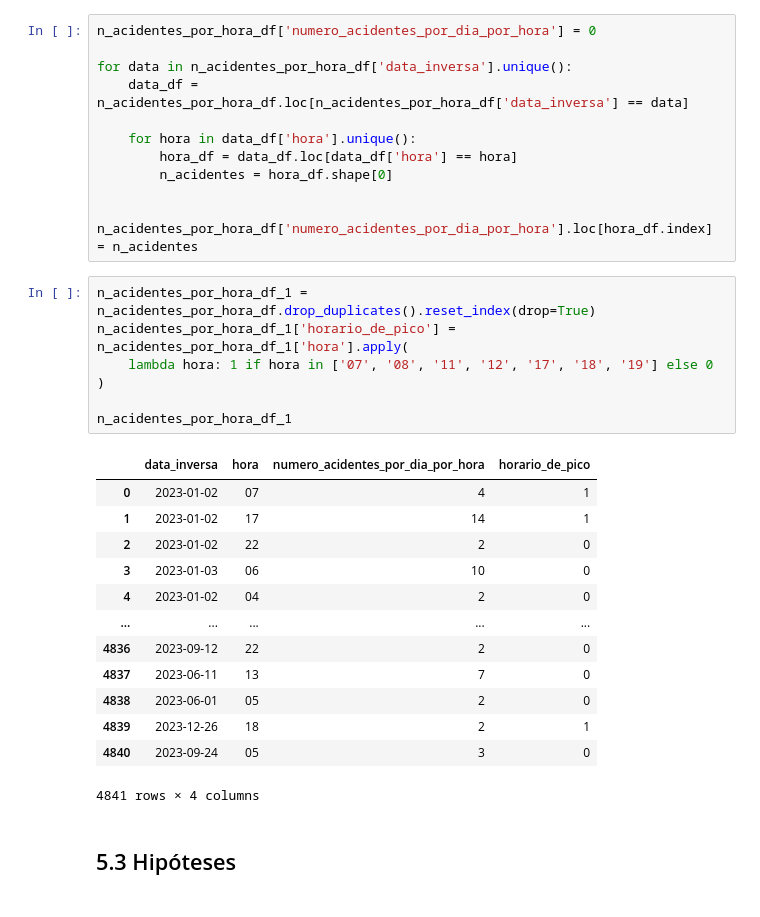
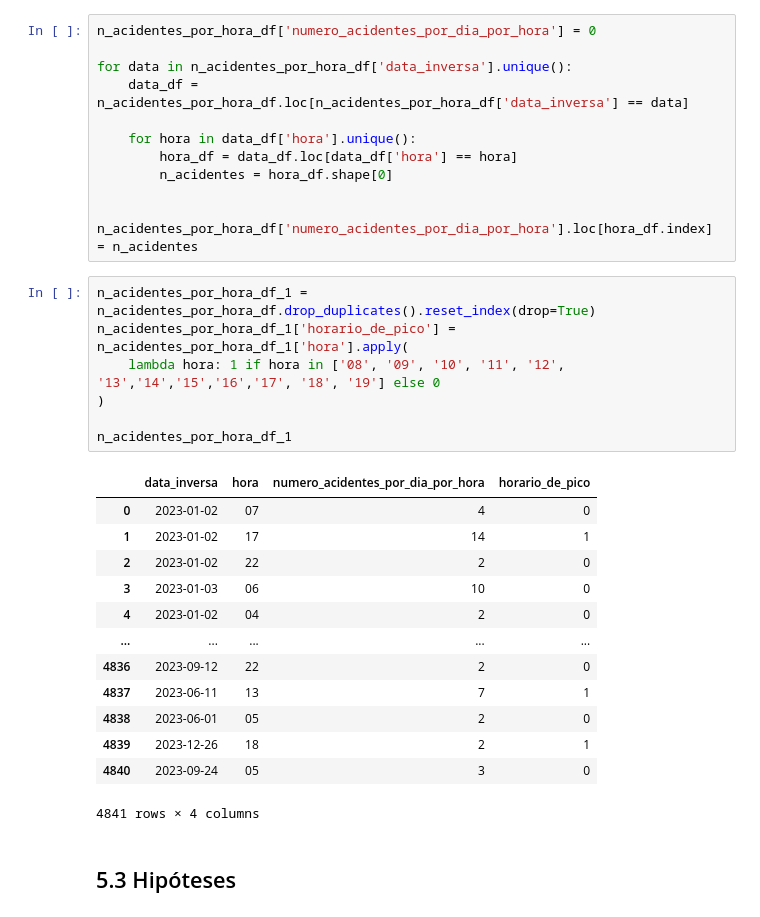
Before and after one commit to andrey-lolobrigida/acidentes-transito-sc-2023, a Jupyter notebook: notebooks/acidentes.ipynb, the cells around one changed output. Drawn from its saved outputs; the diff is of its cells as text.

```diff
--- a/notebooks/acidentes.ipynb
+++ b/notebooks/acidentes.ipynb
@@ -438,27 +449,27 @@ for data in n_acidentes_por_hora_df['data_inversa'].unique():
         n_acidentes = hora_df.shape[0]
 
         n_acidentes_por_hora_df['numero_acidentes_por_dia_por_hora'].loc[hora_df.index] = n_acidentes
-# %%
-n_acidentes_por_hora_df_1 = n_acidentes_por_hora_df.drop_duplicates().reset_index(drop=True)
-n_acidentes_por_hora_df_1['horario_de_pico'] = n_acidentes_por_hora_df_1['hora'].apply(
-    lambda hora: 1 if hora in ['07', '08', '11', '12', '17', '18', '19'] else 0
-)
-
-n_acidentes_por_hora_df_1
-# %% [output]
-|  | data_inversa | hora | numero_acidentes_por_dia_por_hora | horario_de_pico |
-| 0 | 2023-01-02 | 07 | 4 | 1 |
-| 1 | 2023-01-02 | 17 | 14 | 1 |
-| 2 | 2023-01-02 | 22 | 2 | 0 |
-| 3 | 2023-01-03 | 06 | 10 | 0 |
-| 4 | 2023-01-02 | 04 | 2 | 0 |
-| ... | ... | ... | ... | ... |
-| 4836 | 2023-09-12 | 22 | 2 | 0 |
-| 4837 | 2023-06-11 | 13 | 7 | 0 |
-| 4838 | 2023-06-01 | 05 | 2 | 0 |
-| 4839 | 2023-12-26 | 18 | 2 | 1 |
-| 4840 | 2023-09-24 | 05 | 3 | 0 |
-4841 rows × 4 columns
+# %%
+n_acidentes_por_hora_df_1 = n_acidentes_por_hora_df.drop_duplicates().reset_index(drop=True)
+n_acidentes_por_hora_df_1['horario_de_pico'] = n_acidentes_por_hora_df_1['hora'].apply(
+    lambda hora: 1 if hora in ['08', '09', '10', '11', '12', '13','14','15','16','17', '18', '19'] else 0
+)
+
+n_acidentes_por_hora_df_1
+# %% [output]
+|  | data_inversa | hora | numero_acidentes_por_dia_por_hora | horario_de_pico |
+| 0 | 2023-01-02 | 07 | 4 | 0 |
+| 1 | 2023-01-02 | 17 | 14 | 1 |
+| 2 | 2023-01-02 | 22 | 2 | 0 |
+| 3 | 2023-01-03 | 06 | 10 | 0 |
+| 4 | 2023-01-02 | 04 | 2 | 0 |
+| ... | ... | ... | ... | ... |
+| 4836 | 2023-09-12 | 22 | 2 | 0 |
+| 4837 | 2023-06-11 | 13 | 7 | 1 |
+| 4838 | 2023-06-01 | 05 | 2 | 0 |
+| 4839 | 2023-12-26 | 18 | 2 | 1 |
+| 4840 | 2023-09-24 | 05 | 3 | 0 |
+4841 rows × 4 columns
 # %% [markdown]
 ## 5.3 Hipóteses
 # %% [markdown]
```
Also changed, not shown: parts of 30 cells of this notebook.
